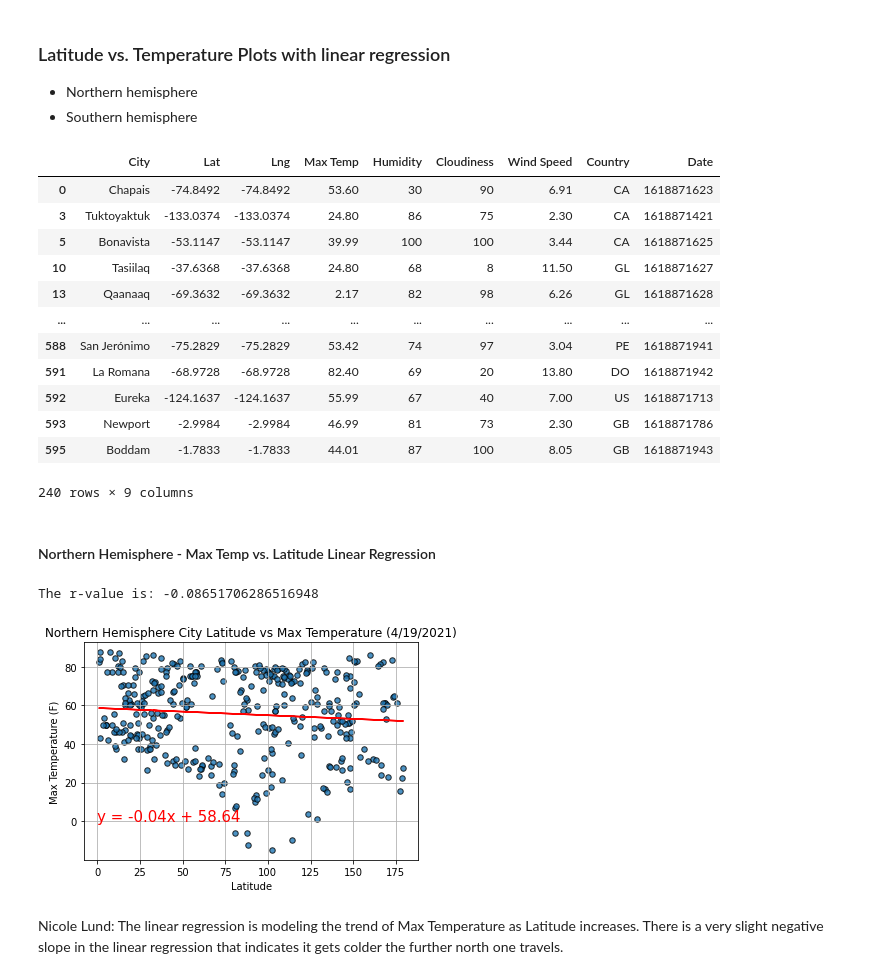
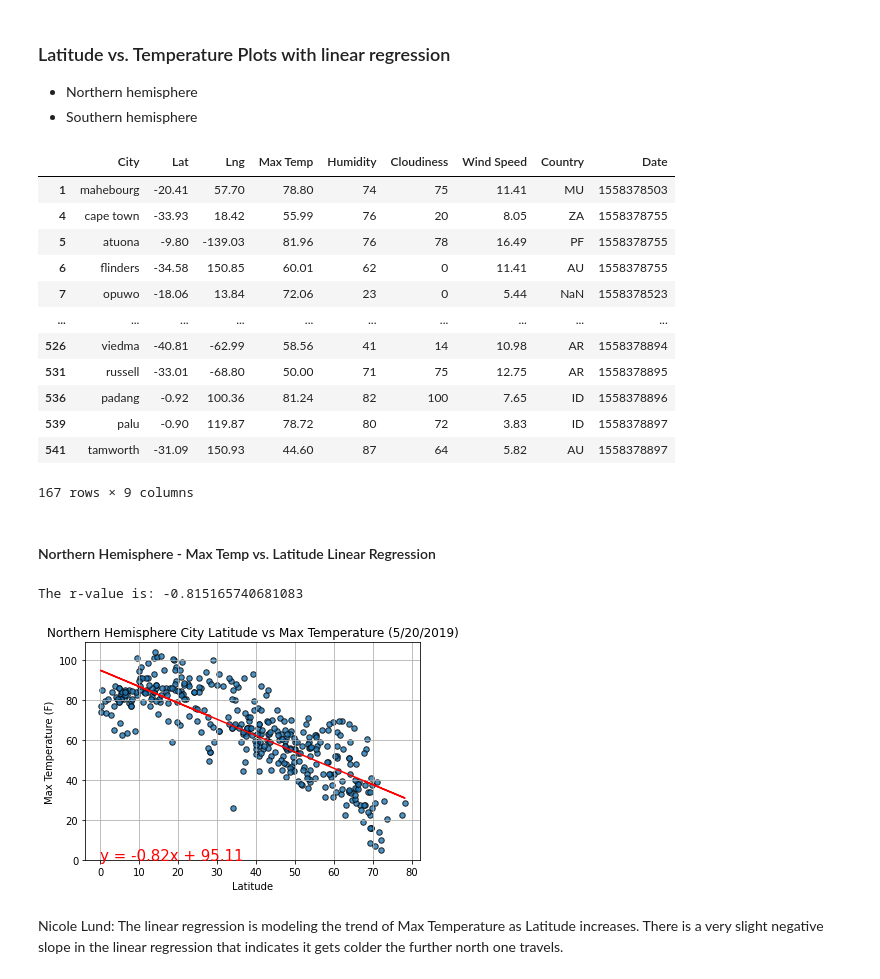
Before and after one commit to NicoleLund/pythonAPI-weatherAnalysis, a Jupyter notebook: WeatherPy/WeatherPy.ipynb, the cells around one changed output. Drawn from its saved outputs; the diff is of its cells as text; code cells hidden in the pictures.

```diff
--- a/WeatherPy/WeatherPy.ipynb
+++ b/WeatherPy/WeatherPy.ipynb
@@ -162,6 +162,8 @@ if get_current_wx == "Y":
         "Wind Speed": wndspd_list,
         "Country": country_list,
         "Date": date_list})
+else:
+    df_wx_data = df_wx_data.loc[:,["City","Lat","Lng","Max Temp","Humidity","Cloudiness","Wind Speed","Country","Date"]]
 df_wx_data.to_csv(output_data_file)
 df_wx_data
 # %% [output]
@@ -200,0 +208,4 @@ Nicole Lund: The dataset does not contain humidity > 100%. Skipping the removal
+# %%
+# Remove invalid humidity data
+df_wx_data_clean = df_wx_data.loc[df_wx_data["Humidity"] <= 100, ["City","Lat","Lng","Max Temp","Humidity","Cloudiness","Wind Speed","Country","Date"]]
+df_wx_data_clean.describe()
@@ -310,53 +331,53 @@ Nicole Lund: The Latitude vs Wind Speed plot shows the latitude for each city vs
 * Southern hemisphere
 # %%
 # Collect data by northern and southern hemispheres
-df_wx_data_N_hemi = df_wx_data.loc[df_wx_data["Lat"]>=0]
-df_wx_data_S_hemi = df_wx_data.loc[df_wx_data["Lat"]<0]
-df_wx_data_S_hemi
+df_wx_data_clean_N_hemi = df_wx_data_clean.loc[df_wx_data_clean["Lat"]>=0]
+df_wx_data_clean_S_hemi = df_wx_data_clean.loc[df_wx_data_clean["Lat"]<0]
+df_wx_data_clean_S_hemi
 # %% [output]
 |  | City | Lat | Lng | Max Temp | Humidity | Cloudiness | Wind Speed | Country | Date |
-| 0 | Chapais | -74.8492 | -74.8492 | 53.60 | 30 | 90 | 6.91 | CA | 1618871623 |
-| 3 | Tuktoyaktuk | -133.0374 | -133.0374 | 24.80 | 86 | 75 | 2.30 | CA | 1618871421 |
-| 5 | Bonavista | -53.1147 | -53.1147 | 39.99 | 100 | 100 | 3.44 | CA | 1618871625 |
-| 10 | Tasiilaq | -37.6368 | -37.6368 | 24.80 | 68 | 8 | 11.50 | GL | 1618871627 |
-| 13 | Qaanaaq | -69.3632 | -69.3632 | 2.17 | 82 | 98 | 6.26 | GL | 1618871628 |
+| 1 | mahebourg | -20.41 | 57.70 | 78.80 | 74 | 75 | 11.41 | MU | 1558378503 |
+| 4 | cape town | -33.93 | 18.42 | 55.99 | 76 | 20 | 8.05 | ZA | 1558378755 |
+| 5 | atuona | -9.80 | -139.03 | 81.96 | 76 | 78 | 16.49 | PF | 1558378755 |
+| 6 | flinders | -34.58 | 150.85 | 60.01 | 62 | 0 | 11.41 | AU | 1558378755 |
+| 7 | opuwo | -18.06 | 13.84 | 72.06 | 23 | 0 | 5.44 | NaN | 1558378523 |
 | ... | ... | ... | ... | ... | ... | ... | ... | ... | ... |
-| 588 | San Jerónimo | -75.2829 | -75.2829 | 53.42 | 74 | 97 | 3.04 | PE | 1618871941 |
-| 591 | La Romana | -68.9728 | -68.9728 | 82.40 | 69 | 20 | 13.80 | DO | 1618871942 |
-| 592 | Eureka | -124.1637 | -124.1637 | 55.99 | 67 | 40 | 7.00 | US | 1618871713 |
-| 593 | Newport | -2.9984 | -2.9984 | 46.99 | 81 | 73 | 2.30 | GB | 1618871786 |
-| 595 | Boddam | -1.7833 | -1.7833 | 44.01 | 87 | 100 | 8.05 | GB | 1618871943 |
+| 526 | viedma | -40.81 | -62.99 | 58.56 | 41 | 14 | 10.98 | AR | 1558378894 |
+| 531 | russell | -33.01 | -68.80 | 50.00 | 71 | 75 | 12.75 | AR | 1558378895 |
+| 536 | padang | -0.92 | 100.36 | 81.24 | 82 | 100 | 7.65 | ID | 1558378896 |
+| 539 | palu | -0.90 | 119.87 | 78.72 | 80 | 72 | 3.83 | ID | 1558378897 |
+| 541 | tamworth | -31.09 | 150.93 | 44.60 | 87 | 64 | 5.82 | AU | 1558378897 |
-240 rows × 9 columns
+167 rows × 9 columns
 # %% [markdown]
 ####  Northern Hemisphere - Max Temp vs. Latitude Linear Regression
 # %%
 # Calculate Linear Regression
-y_regress, line_text = regress_line(df_wx_data_N_hemi["Lat"],df_wx_data_N_hemi["Max Temp"])
+y_regress, line_text = regress_line(df_wx_data_clean_N_hemi["Lat"],df_wx_data_clean_N_hemi["Max Temp"])
 
 # Plot the data
-df_wx_data_N_hemi.plot(
+df_wx_data_clean_N_hemi.plot(
     "Lat","Max Temp",
     title=f"Northern Hemisphere City Latitude vs Max Temperature ({collection_date})",
     kind='scatter',
     grid=True,
     style="o",
     facecolors="blue",
     edgecolors="black",
     alpha = 0.8,
     s=30
     )
 
-plt.plot(df_wx_data_N_hemi["Lat"],y_regress,"r-")
+plt.plot(df_wx_data_clean_N_hemi["Lat"],y_regress,"r-")
 plt.annotate(line_text,(0,0),fontsize=15,color="red")
 
 plt.xlabel("Latitude")
 plt.ylabel("Max Temperature (F)")
 
 plt.savefig("output_data/north_lat_temp.png",facecolor='w')
 plt.show()
 # %% [output]
-The r-value is: -0.08651706286516948
+The r-value is: -0.815165740681083
-[figure, old version]
+[figure, new version]
 # %% [markdown]
 Nicole Lund: The linear regression is modeling the trend of Max Temperature as Latitude increases. There is a very slight negative slope in the linear regression that indicates it gets colder the further north one travels.
 # %% [markdown]
```
Also changed, not shown: parts of 11 cells of this notebook, 7 other files.
